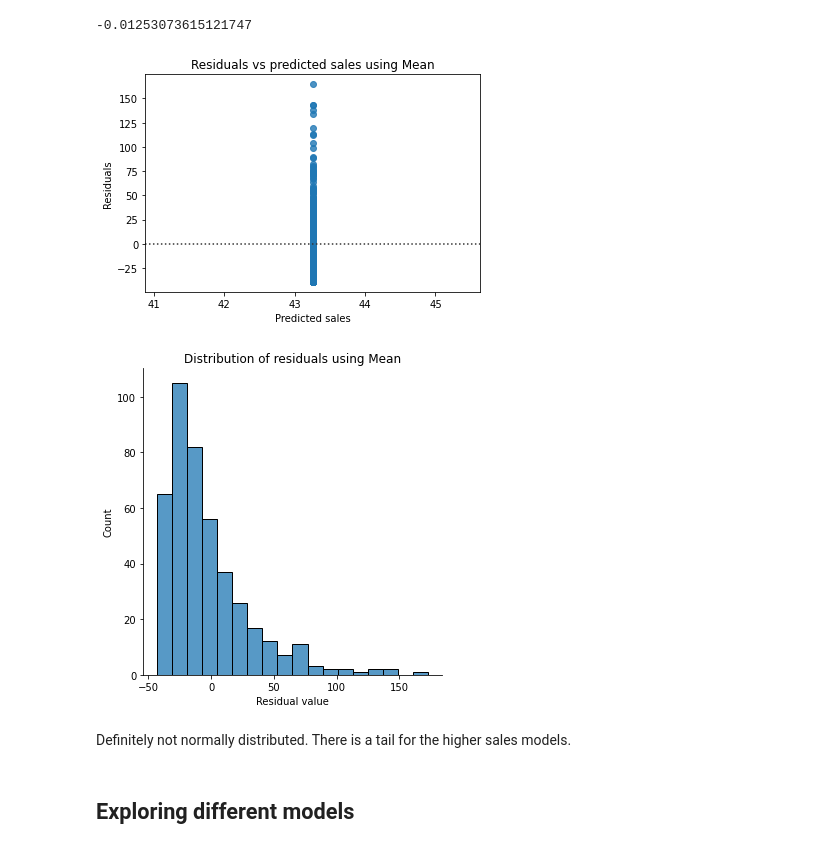
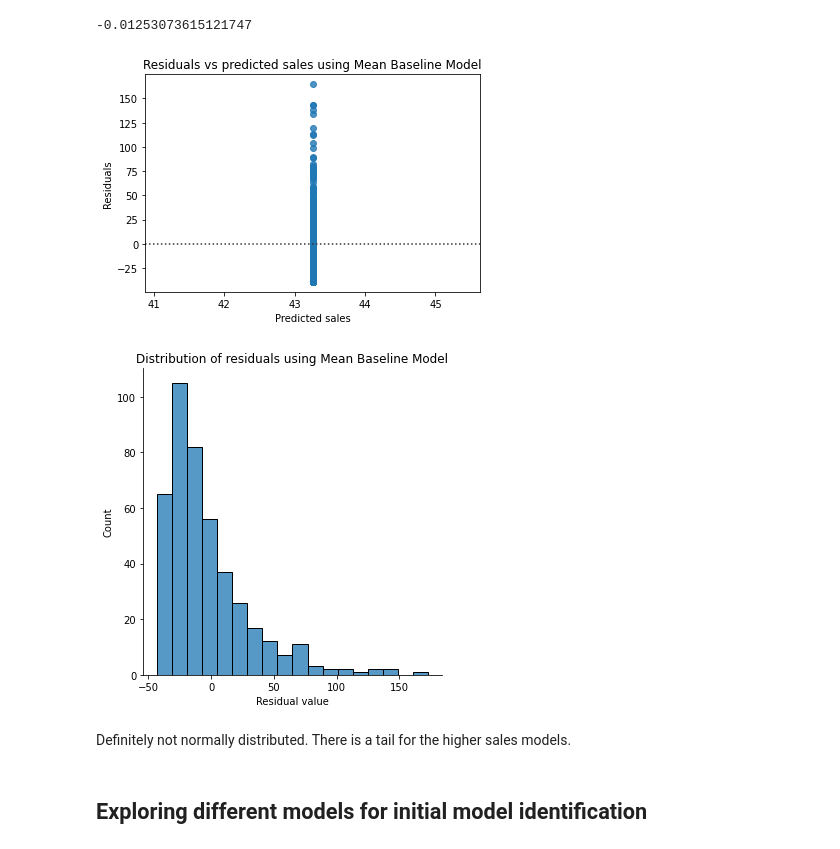
Before and after one commit to vmorenocosta/project-capstone-watch-sales, a Jupyter notebook: code/05_Regression_Predict_Sales.ipynb, the cells around one changed output. Drawn from its saved outputs; the diff is of its cells as text; code cells hidden in the pictures.

```diff
--- a/code/05_Regression_Predict_Sales.ipynb
+++ b/code/05_Regression_Predict_Sales.ipynb
@@ -55,0 +43,15 @@ X_train, X_test, y_train, y_test = train_test_split(X, y, random_state=42)
+# %%
+# Create X & y for model creation using attributes
+attributes = ['country_of_origin','warranty', 'band_color', 'band_material',
+       'case_material', 'dial_color', 'case_size', 'color',
+       'retail_price', 'collection', 'clasp_type', 'water_resistance',
+       'movement_type']
+
+X = df_models[attributes]
+y = df_models['norm_yearly_sales']
+
+# Train test split
+X_train, X_test, y_train, y_test = train_test_split(X, y, random_state=42)
+
+# Check no null values in X
+X.isna().sum().sum() #Should return 0
@@ -74,19 +95,19 @@ sns.residplot(x = baseline,
               y = residuals_baseline,
               lowess = True,
               line_kws = {'color':'red'})
-plt.title('Residuals vs predicted sales using Mean')
+plt.title('Residuals vs predicted sales using Mean Baseline Model')
 plt.xlabel('Predicted sales')
 plt.ylabel('Residuals');
 # %% [output]
-[figure, old version]
+[figure, new version]
 # %%
 # Create residuals histogram to check for normal distribution of errors
 sns.displot(residuals_baseline, binwidth =12)
-plt.title('Distribution of residuals using Mean')
+plt.title('Distribution of residuals using Mean Baseline Model')
 plt.xlabel('Residual value');
 # %% [output]
-[figure, old version]
+[figure, new version]
 # %% [markdown]
 Definitely not normally distributed. There is a tail for the higher sales models.
 # %% [markdown]
-## Exploring different models
+## Exploring different models for initial model identification
```
Also changed, not shown: parts of 26 cells of this notebook, 7 other files.
